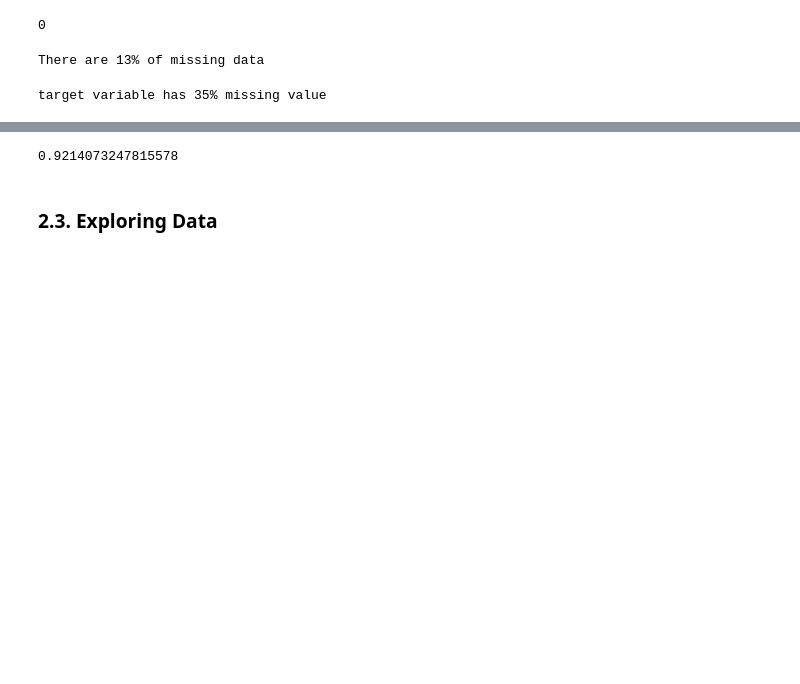
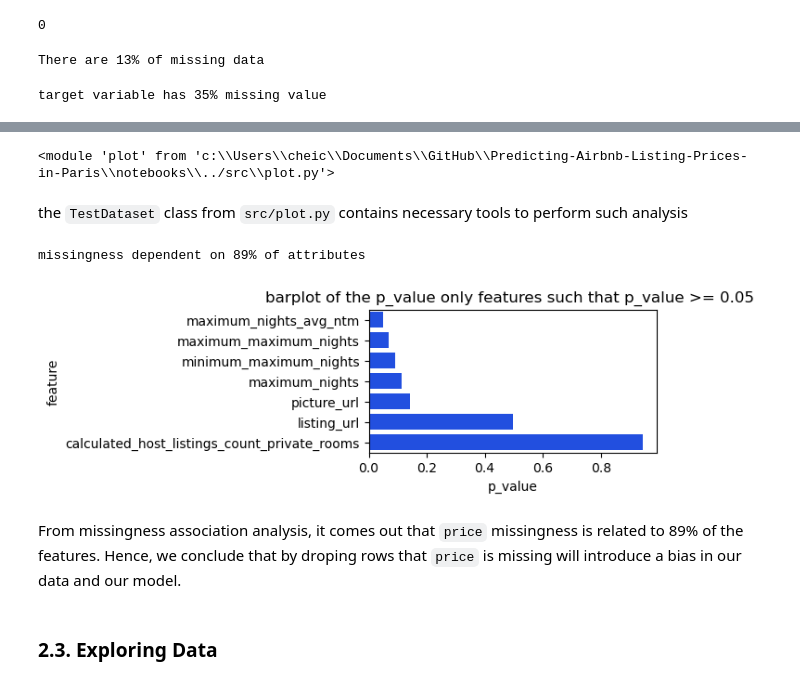
Before and after one commit to Cheicky97/Predicting-Airbnb-Listing-Prices-in-Paris, a Jupyter notebook: notebooks/01_business_and_data_understanding.ipynb, the cells around one changed output, grey strips where cells are left out. Drawn from its saved outputs; the diff is of its cells as text; code cells hidden in the pictures; blank space fills up the shorter version.

Commit message:
modified:   notebooks/01_business_and_data_understanding.ipynb 	modified:   src/__pycache__/plot.cpython-312.pyc 	modified:   src/plot.py

```diff
--- a/notebooks/01_business_and_data_understanding.ipynb
+++ b/notebooks/01_business_and_data_understanding.ipynb
@@ -163,0 +161,2 @@ We also notice 35% of its values missing. Let's verify if there is any associati
+# %%
+raw_data['price'] = raw_data['price'].replace('[$,]', '', regex=True).astype('float')
@@ -164,6 +171,39 @@ We also notice 35% of its values missing. Let's verify if there is any associati
+# %%
+# TO BE REMOVED
+import importlib
+import plot
+
+importlib.reload(plot)
+# %% [output]
+<module 'plot' from 'c:\\Users\\cheic\\Documents\\GitHub\\Predicting-Airbnb-Listing-Prices-in-Paris\\notebooks\\../src\\plot.py'>
+# %% [markdown]
+the `TestDataset` class from `src/plot.py` contains necessary tools to perform such analysis
+# %%
+# instantiate the class
+missing_price=plot.TestDataset(df=raw_data, target='price')
+
+# calculate association with categorical variables
+missing_price.categorical_vs_categorical()
 # %%
-(raw_data['price']=='$100.00').mean()*100
+# calculate association with numerical variables
+missing_price.numerical_vs_numerical()
-# %% [output]
-0.9214073247815578
+# %%
+# gather the result of two above calculation into a dataframe named tot_results
+# attribute of the object missing_price
+missing_price.gather_results()
+# %% [output]
+missingness dependent on 89% of attributes
+# %%
+#plot p-value only for feature such as feature-price p-value >= 0.05
+plt.figure(figsize=(4,2))
+plt.title("barplot of the p_value only features such that p_value >= 0.05 ")
+sns.barplot(data=missing_price.total_results[missing_price.total_results.p_value>=0.05], x='p_value',
+             y='feature', color=sns.color_palette('bright6')[0])
+plt.show()
+# %% [output]
+[figure, added]
+# %% [markdown]
+From missingness association analysis, it comes out that `price` missingness is related to  89% of the features.
+Hence, we conclude that by droping rows that `price` is missing will introduce a bias in our data and our model.
 # %% [markdown]
 ### 2.3. Exploring Data
```
Also changed, not shown: parts of 8 cells of this notebook, 1 other file.
